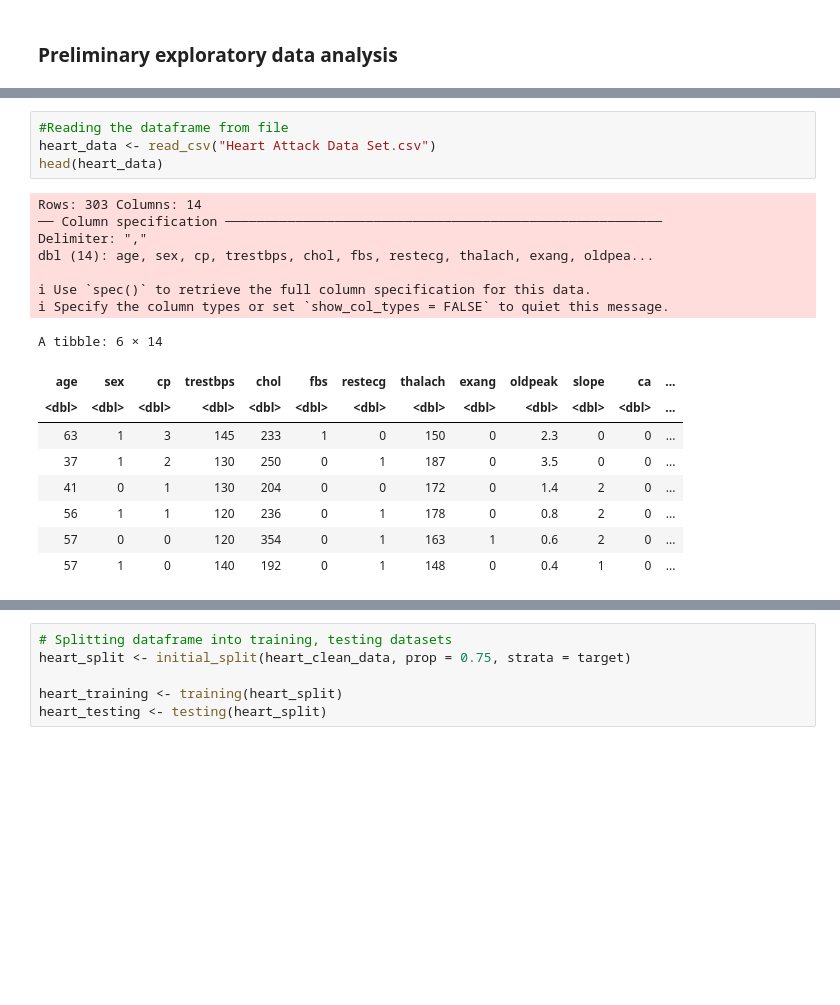
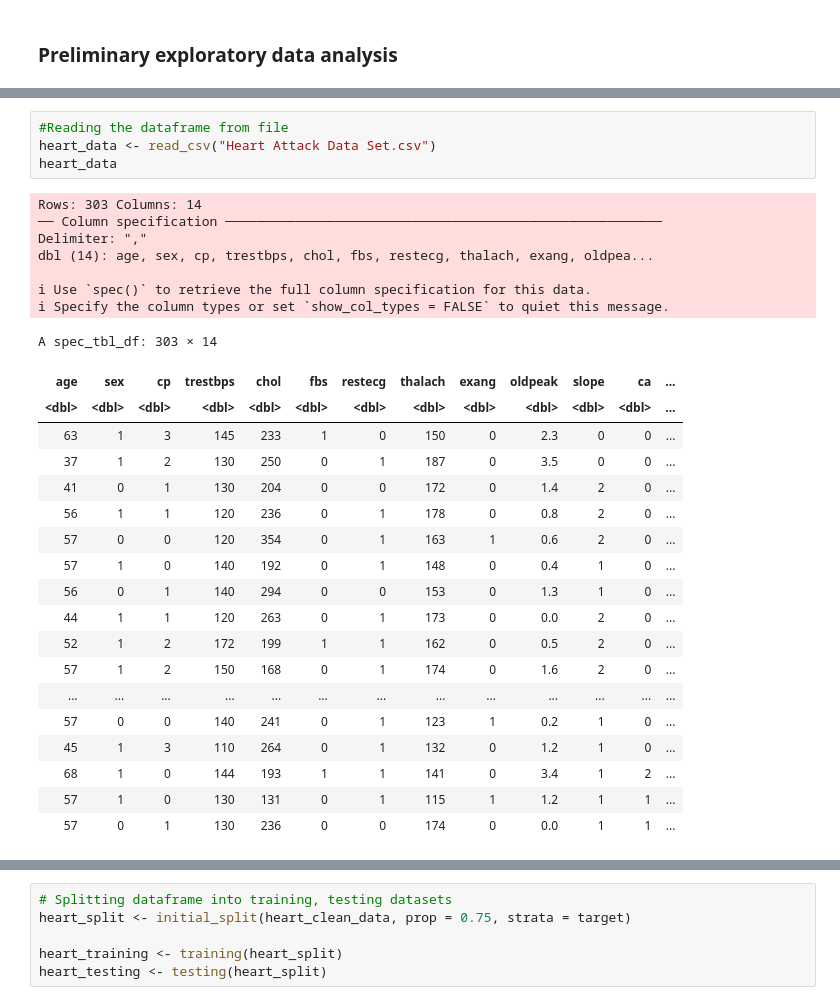
Before and after one commit to brucezhang25/DSCI100-010---26, a Jupyter notebook: GroupProposal.ipynb, the cells around one changed output, grey strips where cells are left out. Drawn from its saved outputs; the diff is of its cells as text; blank space fills up the shorter version.

```diff
--- a/GroupProposal.ipynb
+++ b/GroupProposal.ipynb
@@ -39,24 +21,34 @@ set.seed(1)
 # %%
 #Reading the dataframe from file
 heart_data <- read_csv("Heart Attack Data Set.csv")
-head(heart_data)
+heart_data
 # %% [output]
 Rows: 303 Columns: 14
 ── Column specification ────────────────────────────────────────────────────────
 Delimiter: ","
 dbl (14): age, sex, cp, trestbps, chol, fbs, restecg, thalach, exang, oldpea...
 
 ℹ Use `spec()` to retrieve the full column specification for this data.
 ℹ Specify the column types or set `show_col_types = FALSE` to quiet this message.
-A tibble: 6 × 14
+A spec_tbl_df: 303 × 14
 | age | sex | cp | trestbps | chol | fbs | restecg | thalach | exang | oldpeak | slope | ca | ... |
 | <dbl> | <dbl> | <dbl> | <dbl> | <dbl> | <dbl> | <dbl> | <dbl> | <dbl> | <dbl> | <dbl> | <dbl> | ... |
 | 63 | 1 | 3 | 145 | 233 | 1 | 0 | 150 | 0 | 2.3 | 0 | 0 | ... |
 | 37 | 1 | 2 | 130 | 250 | 0 | 1 | 187 | 0 | 3.5 | 0 | 0 | ... |
 | 41 | 0 | 1 | 130 | 204 | 0 | 0 | 172 | 0 | 1.4 | 2 | 0 | ... |
 | 56 | 1 | 1 | 120 | 236 | 0 | 1 | 178 | 0 | 0.8 | 2 | 0 | ... |
 | 57 | 0 | 0 | 120 | 354 | 0 | 1 | 163 | 1 | 0.6 | 2 | 0 | ... |
 | 57 | 1 | 0 | 140 | 192 | 0 | 1 | 148 | 0 | 0.4 | 1 | 0 | ... |
+| 56 | 0 | 1 | 140 | 294 | 0 | 0 | 153 | 0 | 1.3 | 1 | 0 | ... |
+| 44 | 1 | 1 | 120 | 263 | 0 | 1 | 173 | 0 | 0.0 | 2 | 0 | ... |
+| 52 | 1 | 2 | 172 | 199 | 1 | 1 | 162 | 0 | 0.5 | 2 | 0 | ... |
+| 57 | 1 | 2 | 150 | 168 | 0 | 1 | 174 | 0 | 1.6 | 2 | 0 | ... |
+| ... | ... | ... | ... | ... | ... | ... | ... | ... | ... | ... | ... | ... |
+| 57 | 0 | 0 | 140 | 241 | 0 | 1 | 123 | 1 | 0.2 | 1 | 0 | ... |
+| 45 | 1 | 3 | 110 | 264 | 0 | 1 | 132 | 0 | 1.2 | 1 | 0 | ... |
+| 68 | 1 | 0 | 144 | 193 | 1 | 1 | 141 | 0 | 3.4 | 1 | 2 | ... |
+| 57 | 1 | 0 | 130 | 131 | 0 | 1 | 115 | 1 | 1.2 | 1 | 1 | ... |
+| 57 | 0 | 1 | 130 | 236 | 0 | 0 | 174 | 0 | 0.0 | 1 | 1 | ... |
 # %%
 # Cleaning, warngling data
 heart_clean_data <- heart_data |>
```
Also changed, not shown: parts of 7 cells of this notebook.
